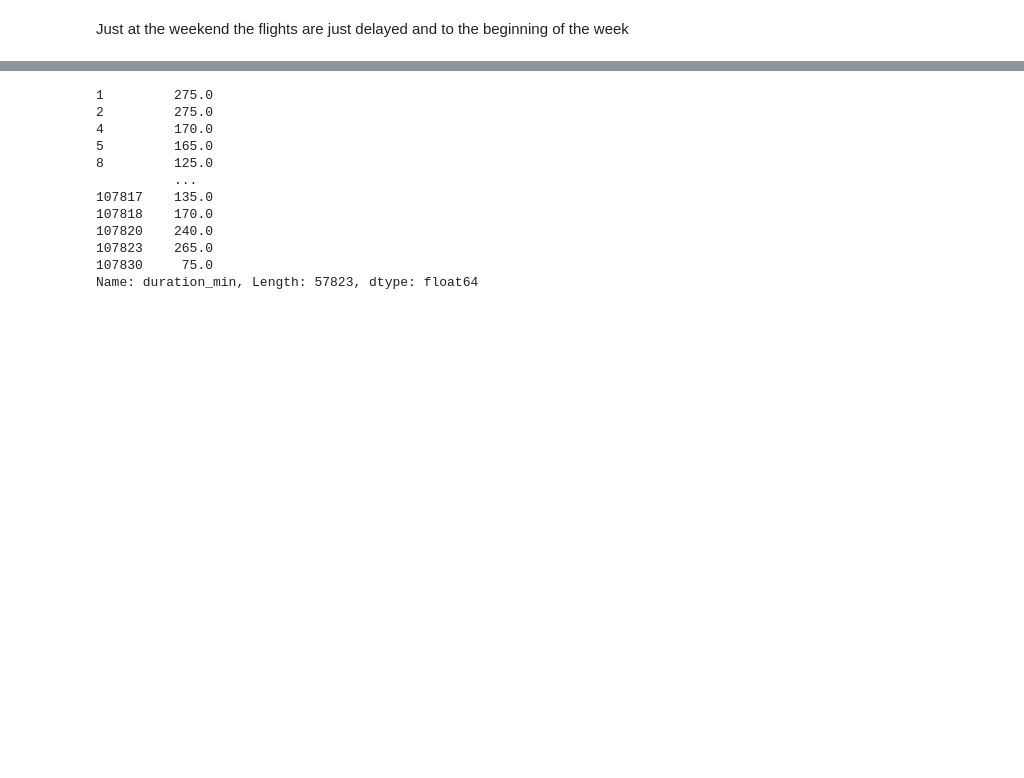
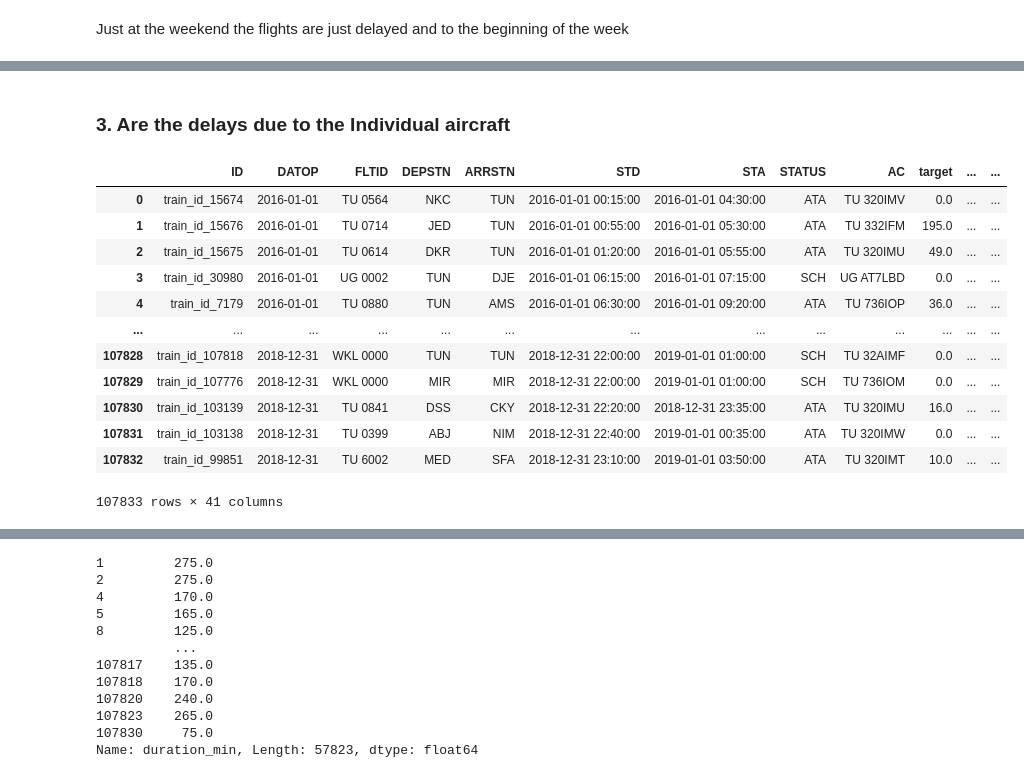
Before and after one commit to MalinSoetbeer/flight_delayed_challenge, a Jupyter notebook: flight_delayed_evo.ipynb, the cells around one changed output, grey strips where cells are left out. Saved outputs shown, nothing was run; the diff lists cells and outputs as text; code cells hidden in the pictures; blank space fills up the shorter version.

```diff
--- a/flight_delayed_evo.ipynb
+++ b/flight_delayed_evo.ipynb
@@ -428,0 +422,18 @@ Just at the weekend the flights are just delayed and to the beginning of the wee
+# %% [markdown]
+### __3. Are the delays due to the Individual aircraft__
+# %%
+train_airport_df
+# %% [output]
+|  | ID | DATOP | FLTID | DEPSTN | ARRSTN | STD | STA | STATUS | AC | target | ... | ... |
+| 0 | train_id_15674 | 2016-01-01 | TU 0564 | NKC | TUN | 2016-01-01 00:15:00 | 2016-01-01 04:30:00 | ATA | TU 320IMV | 0.0 | ... | ... |
+| 1 | train_id_15676 | 2016-01-01 | TU 0714 | JED | TUN | 2016-01-01 00:55:00 | 2016-01-01 05:30:00 | ATA | TU 332IFM | 195.0 | ... | ... |
+| 2 | train_id_15675 | 2016-01-01 | TU 0614 | DKR | TUN | 2016-01-01 01:20:00 | 2016-01-01 05:55:00 | ATA | TU 320IMU | 49.0 | ... | ... |
+| 3 | train_id_30980 | 2016-01-01 | UG 0002 | TUN | DJE | 2016-01-01 06:15:00 | 2016-01-01 07:15:00 | SCH | UG AT7LBD | 0.0 | ... | ... |
+| 4 | train_id_7179 | 2016-01-01 | TU 0880 | TUN | AMS | 2016-01-01 06:30:00 | 2016-01-01 09:20:00 | ATA | TU 736IOP | 36.0 | ... | ... |
+| ... | ... | ... | ... | ... | ... | ... | ... | ... | ... | ... | ... | ... |
+| 107828 | train_id_107818 | 2018-12-31 | WKL 0000 | TUN | TUN | 2018-12-31 22:00:00 | 2019-01-01 01:00:00 | SCH | TU 32AIMF | 0.0 | ... | ... |
+| 107829 | train_id_107776 | 2018-12-31 | WKL 0000 | MIR | MIR | 2018-12-31 22:00:00 | 2019-01-01 01:00:00 | SCH | TU 736IOM | 0.0 | ... | ... |
+| 107830 | train_id_103139 | 2018-12-31 | TU 0841 | DSS | CKY | 2018-12-31 22:20:00 | 2018-12-31 23:35:00 | ATA | TU 320IMU | 16.0 | ... | ... |
+| 107831 | train_id_103138 | 2018-12-31 | TU 0399 | ABJ | NIM | 2018-12-31 22:40:00 | 2019-01-01 00:35:00 | ATA | TU 320IMW | 0.0 | ... | ... |
+| 107832 | train_id_99851 | 2018-12-31 | TU 6002 | MED | SFA | 2018-12-31 23:10:00 | 2019-01-01 03:50:00 | ATA | TU 320IMT | 10.0 | ... | ... |
+107833 rows × 41 columns
```
Also changed, not shown: parts of 12 cells of this notebook, 1 other file.
